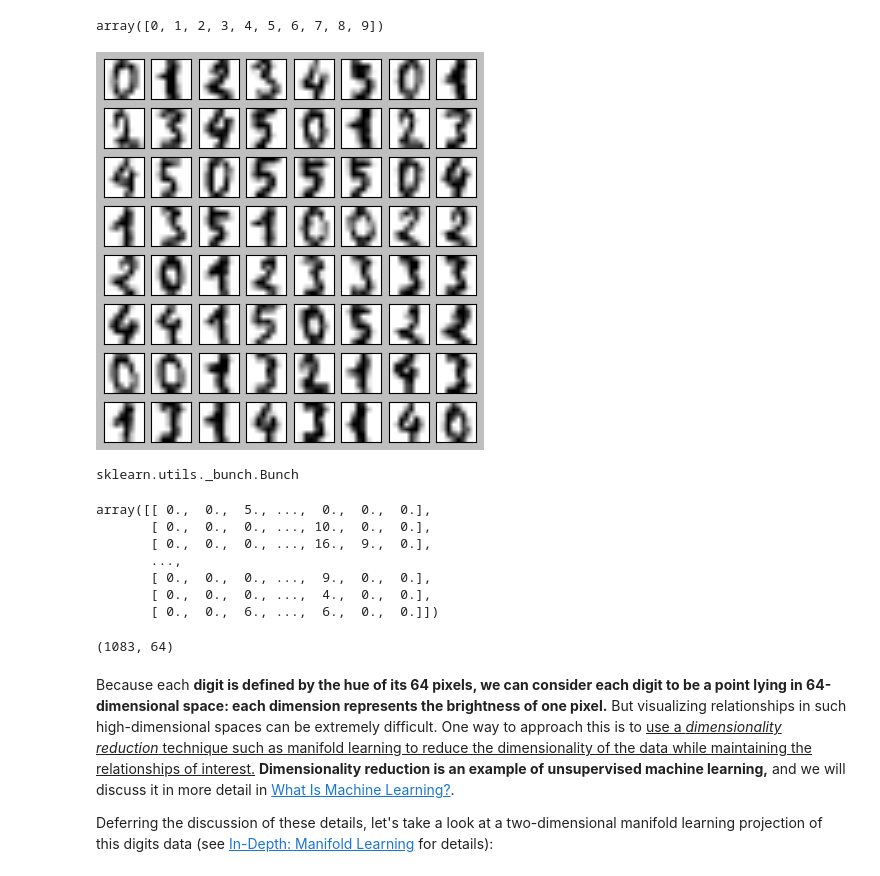
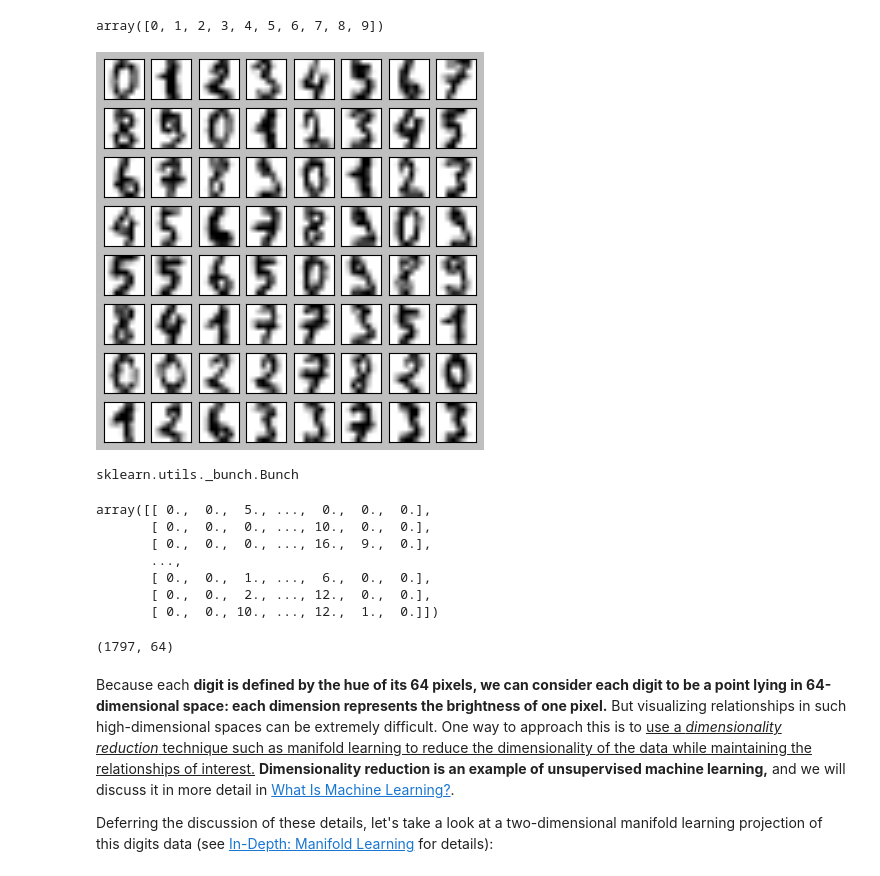
Before and after one commit to cncn0069/DataScience, a Jupyter notebook: notebooks/04.07-Customizing-Colorbars.ipynb, the cells around one changed output. Saved outputs shown, nothing was run; the diff lists cells and outputs as text; code cells hidden in the pictures.

```diff
--- a/notebooks/04.07-Customizing-Colorbars.ipynb
+++ b/notebooks/04.07-Customizing-Colorbars.ipynb
@@ -256,14 +256,14 @@ array([0, 1, 2, 3, 4, 5, 6, 7, 8, 9])
 # %%
 # 0 ~ 5 까지 숫자의 이미지를 적재하고 이 중 몇 가지를 시각화
 from sklearn.datasets import load_digits
-digits = load_digits(n_class=6)# 교재는 6
+digits = load_digits(n_class=11)# 교재는 6
 
 fig, ax = plt.subplots(8, 8, figsize=(6,6))
 for i, axi in enumerate(ax.flat):# (8,8) > 64개로 평탄화
     axi.imshow(digits.images[i], cmap='binary')
     axi.set(xticks=[], yticks=[])
 # %% [output]
-[figure, old version]
+[figure, new version]
 # %%
 type(digits)
 # %% [output]
@@ -275,13 +275,13 @@ array([[ 0.,  0.,  5., ...,  0.,  0.,  0.],
        [ 0.,  0.,  0., ..., 10.,  0.,  0.],
        [ 0.,  0.,  0., ..., 16.,  9.,  0.],
        ...,
-       [ 0.,  0.,  0., ...,  9.,  0.,  0.],
-       [ 0.,  0.,  0., ...,  4.,  0.,  0.],
-       [ 0.,  0.,  6., ...,  6.,  0.,  0.]])
+       [ 0.,  0.,  1., ...,  6.,  0.,  0.],
+       [ 0.,  0.,  2., ..., 12.,  0.,  0.],
+       [ 0.,  0., 10., ..., 12.,  1.,  0.]])
 # %%
 digits.data.shape # 다차원
 # %% [output]
-(1083, 64)
+(1797, 64)
 # %% [markdown]
 Because each **digit is defined by the hue of its 64 pixels, we can consider each digit to be a point lying in 64-dimensional space: each dimension represents the brightness of one pixel.**
 But visualizing relationships in such high-dimensional spaces can be extremely difficult.
```
Also changed, not shown: parts of 9 cells of this notebook, 2 other files.
